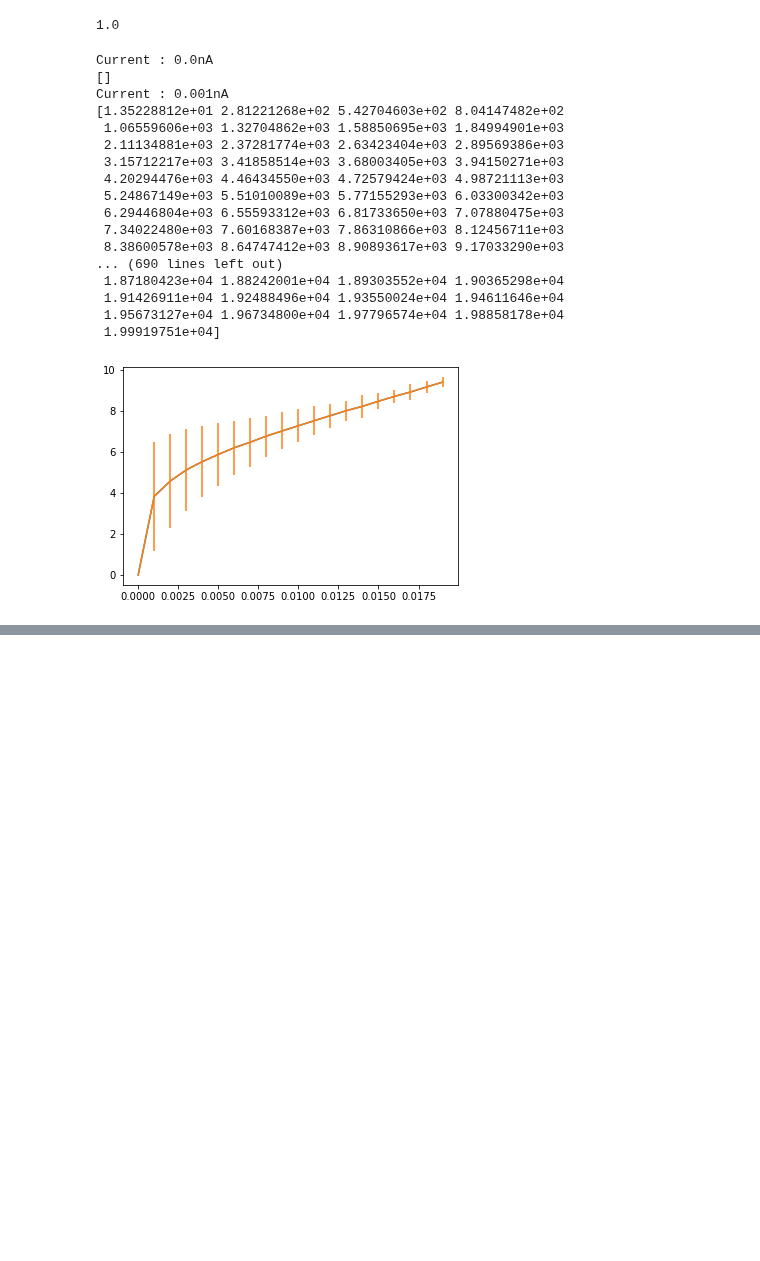
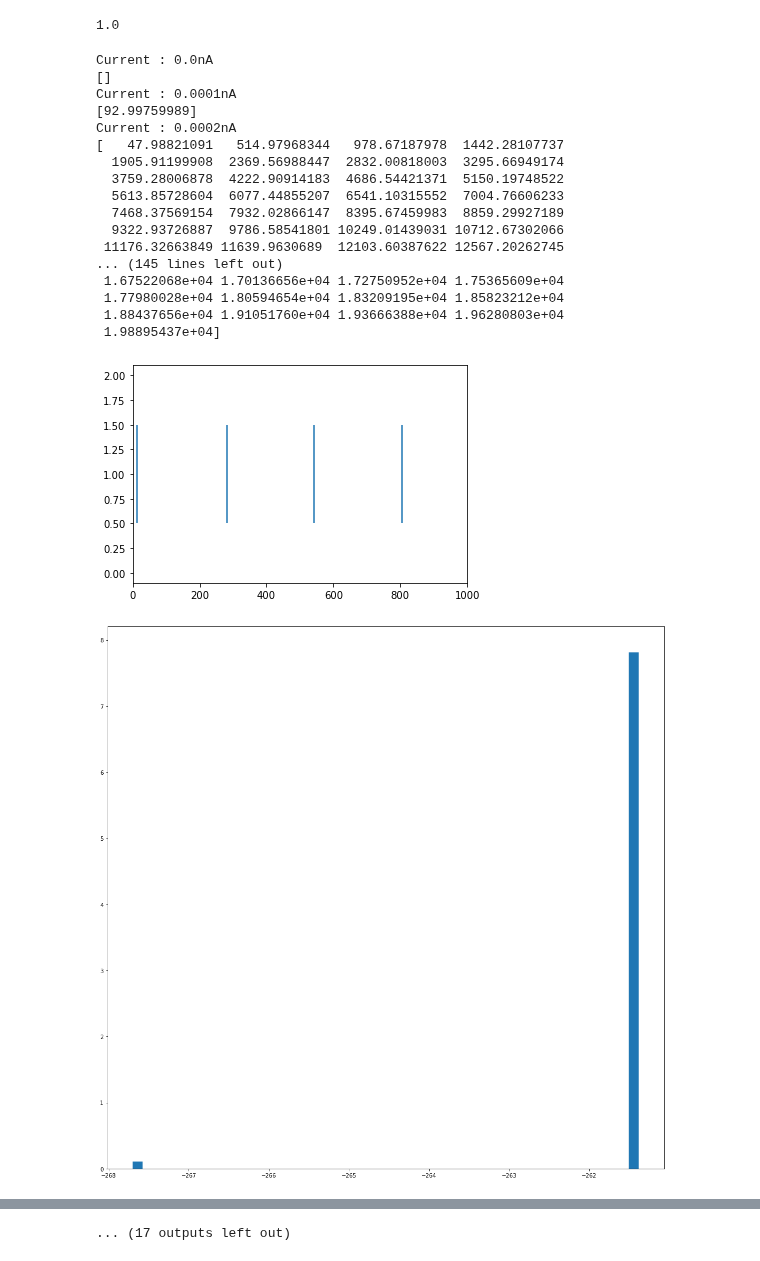
Before and after one commit to tiny-infinity/GridCellsCopy, a Jupyter notebook: analysis/notebooks/theta_analysis/single_interneuron_2.ipynb, the cells around one changed output, grey strips where cells are left out. Drawn from its saved outputs; the diff is of its cells as text; code cells hidden in the pictures; blank space fills up the shorter version.

Commit message:
Spike analysis

```diff
--- a/analysis/notebooks/theta_analysis/single_interneuron_2.ipynb
+++ b/analysis/notebooks/theta_analysis/single_interneuron_2.ipynb
@@ -39,49 +40,54 @@ def f_i_const_curr(curr_amp,time_ms,sigma=50):
     nc = h.NetCon(test_interneuron.soma(0.5)._ref_v, None, sec=test_interneuron.soma)
     nc.threshold=0
     nc.record(spike_times)
 
     h.finitialize(-70)
     h.continuerun(time_ms)
 
     np_spike_array = np.array(spike_times.to_python())
     print(np_spike_array)
     firing_rate = a_utils.instant_rate(spike_train=spike_times,sim_dur=time_ms,stdev=sigma)*1000 #converting to Hz
-
+    if len(spike_times)>0 and curr_amp in [i*1e-4 for i in range(0,100,10)]:
+        plt.eventplot(spike_times)
+        plt.xlim(0,1000)
+        plt.show()
+        g_utils.isi_distribution(spike_train=spike_times,sim_dur=200000)
     del nc,ic,spike_times
 
     return np.mean(firing_rate), np.std(firing_rate)
 
 
 
-curr_amp_list = [i*1e-3 for i in range(0,20)]
+curr_amp_list = [i*1e-4 for i in range(0,100)]
 
 freq_mean_list=[]
 freq_std_list =[]
 for amp in curr_amp_list:
     print(f"Current : {amp}nA")
-    mean,std = f_i_const_curr(curr_amp=amp,time_ms=20000,sigma=50)
+    mean,std = f_i_const_curr(curr_amp=amp,time_ms=20000,sigma=100)
     freq_mean_list.append(mean)
     freq_std_list.append(std)
 
 plt.plot(curr_amp_list,freq_mean_list)
 plt.errorbar(curr_amp_list,freq_mean_list,yerr=freq_std_list)
 plt.show()
 # %% [output]
 Current : 0.0nA
 []
-Current : 0.001nA
-[1.35228812e+01 2.81221268e+02 5.42704603e+02 8.04147482e+02
- 1.06559606e+03 1.32704862e+03 1.58850695e+03 1.84994901e+03
- 2.11134881e+03 2.37281774e+03 2.63423404e+03 2.89569386e+03
- 3.15712217e+03 3.41858514e+03 3.68003405e+03 3.94150271e+03
- 4.20294476e+03 4.46434550e+03 4.72579424e+03 4.98721113e+03
- 5.24867149e+03 5.51010089e+03 5.77155293e+03 6.03300342e+03
- 6.29446804e+03 6.55593312e+03 6.81733650e+03 7.07880475e+03
- 7.34022480e+03 7.60168387e+03 7.86310866e+03 8.12456711e+03
- 8.38600578e+03 8.64747412e+03 8.90893617e+03 9.17033290e+03
-... (690 lines left out)
- 1.87180423e+04 1.88242001e+04 1.89303552e+04 1.90365298e+04
- 1.91426911e+04 1.92488496e+04 1.93550024e+04 1.94611646e+04
- 1.95673127e+04 1.96734800e+04 1.97796574e+04 1.98858178e+04
- 1.99919751e+04]
+Current : 0.0001nA
+[92.99759989]
+Current : 0.0002nA
+[   47.98821091   514.97968344   978.67187978  1442.28107737
+  1905.91199908  2369.56988447  2832.00818003  3295.66949174
+  3759.28006878  4222.90914183  4686.54421371  5150.19748522
+  5613.85728604  6077.44855207  6541.10315552  7004.76606233
+  7468.37569154  7932.02866147  8395.67459983  8859.29927189
+  9322.93726887  9786.58541801 10249.01439031 10712.67302066
+ 11176.32663849 11639.9630689  12103.60387622 12567.20262745
+... (145 lines left out)
+ 1.67522068e+04 1.70136656e+04 1.72750952e+04 1.75365609e+04
+ 1.77980028e+04 1.80594654e+04 1.83209195e+04 1.85823212e+04
+ 1.88437656e+04 1.91051760e+04 1.93666388e+04 1.96280803e+04
+ 1.98895437e+04]
-[figure, old version]
+[figure, new version]
+[figure, added]
@@ -87,0 +151 @@ Current : 0.001nA
+... (17 outputs left out)
```
Also changed, not shown: parts of 2 cells of this notebook, 3 other files.
